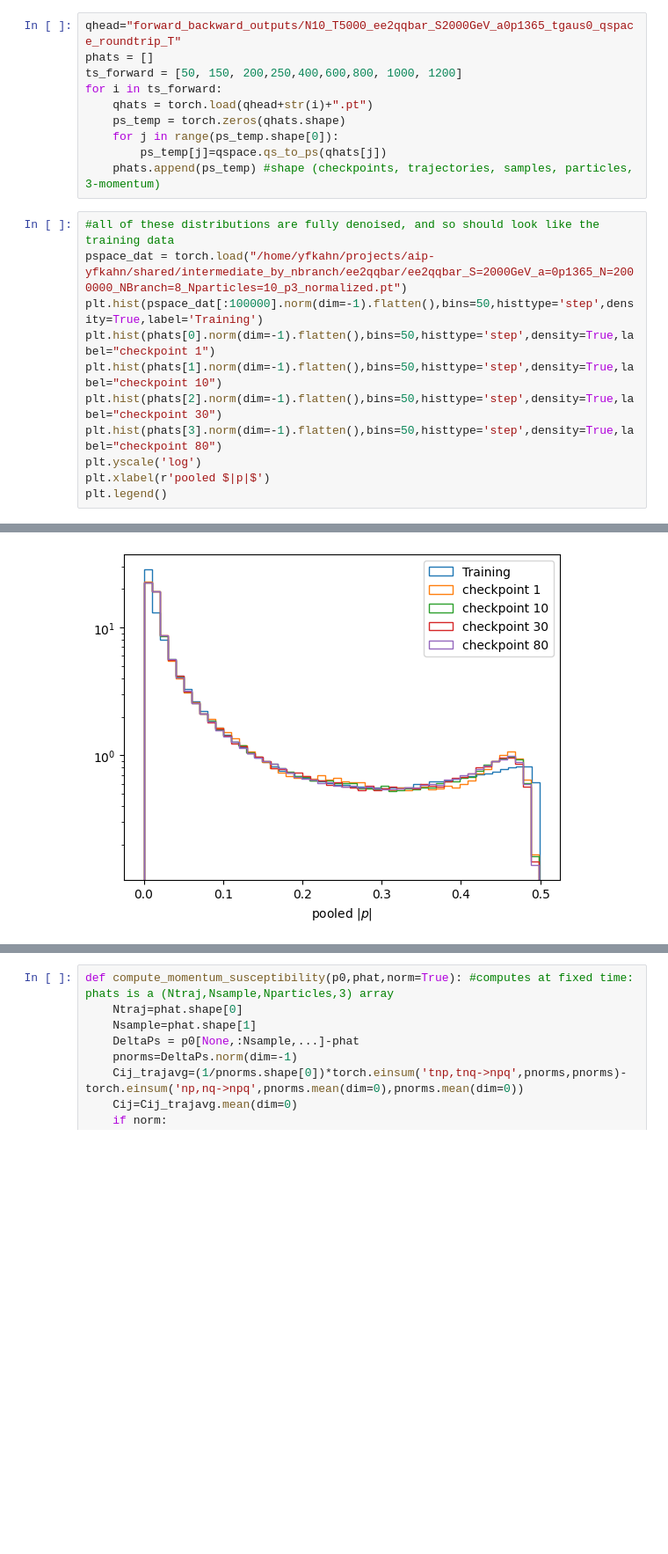
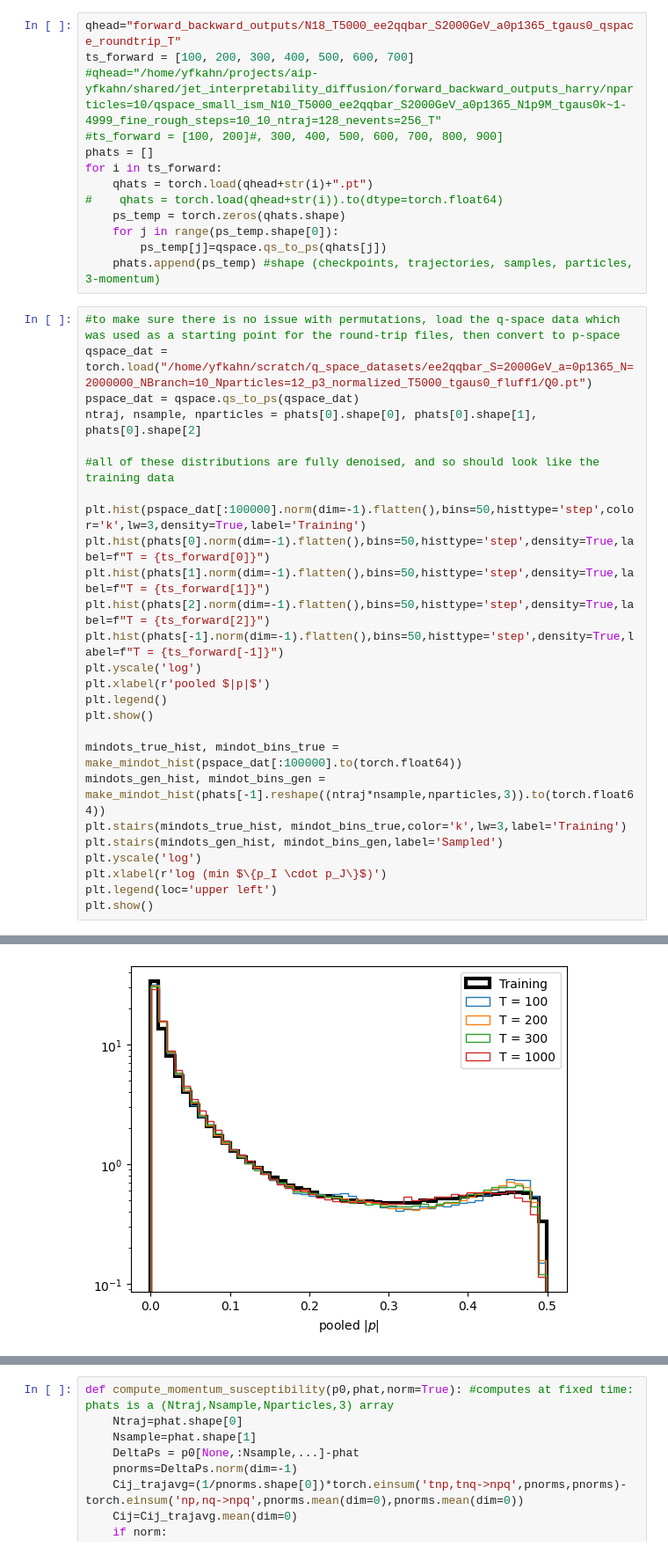
Before and after one commit to ykahn/JetInterpretabilityDiffusion, a Jupyter notebook: susceptibility_YK.ipynb, the cells around one changed output, grey strips where cells are left out. Shown at 88% size. Cells and saved outputs as stored; diff of their text form; blank space fills up the shorter version.

```diff
--- a/susceptibility_YK.ipynb
+++ b/susceptibility_YK.ipynb
@@ -9,22 +48,40 @@ import matplotlib.pyplot as plt
 # %%
-qhead="forward_backward_outputs/N10_T5000_ee2qqbar_S2000GeV_a0p1365_tgaus0_qspace_roundtrip_T"
+qhead="forward_backward_outputs/N18_T5000_ee2qqbar_S2000GeV_a0p1365_tgaus0_qspace_roundtrip_T"
+ts_forward = [100, 200, 300, 400, 500, 600, 700]
+#qhead="/home/yfkahn/projects/aip-yfkahn/shared/jet_interpretability_diffusion/forward_backward_outputs_harry/nparticles=10/qspace_small_ism_N10_T5000_ee2qqbar_S2000GeV_a0p1365_N1p9M_tgaus0k~1-4999_fine_rough_steps=10_10_ntraj=128_nevents=256_T"
+#ts_forward = [100, 200]#, 300, 400, 500, 600, 700, 800, 900]
 phats = []
-ts_forward = [50, 150, 200,250,400,600,800, 1000, 1200]
 for i in ts_forward:
     qhats = torch.load(qhead+str(i)+".pt")
+#    qhats = torch.load(qhead+str(i)).to(dtype=torch.float64)
     ps_temp = torch.zeros(qhats.shape)
     for j in range(ps_temp.shape[0]):
         ps_temp[j]=qspace.qs_to_ps(qhats[j])
     phats.append(ps_temp) #shape (checkpoints, trajectories, samples, particles, 3-momentum)
 # %%
+#to make sure there is no issue with permutations, load the q-space data which was used as a starting point for the round-trip files, then convert to p-space
+qspace_dat = torch.load("/home/yfkahn/scratch/q_space_datasets/ee2qqbar_S=2000GeV_a=0p1365_N=2000000_NBranch=10_Nparticles=12_p3_normalized_T5000_tgaus0_fluff1/Q0.pt")
+pspace_dat = qspace.qs_to_ps(qspace_dat)
+ntraj, nsample, nparticles = phats[0].shape[0], phats[0].shape[1], phats[0].shape[2]
+
 #all of these distributions are fully denoised, and so should look like the training data
-pspace_dat = torch.load("/home/yfkahn/projects/aip-yfkahn/shared/intermediate_by_nbranch/ee2qqbar/ee2qqbar_S=2000GeV_a=0p1365_N=2000000_NBranch=8_Nparticles=10_p3_normalized.pt")
-plt.hist(pspace_dat[:100000].norm(dim=-1).flatten(),bins=50,histtype='step',density=True,label='Training')
-plt.hist(phats[0].norm(dim=-1).flatten(),bins=50,histtype='step',density=True,label="checkpoint 1")
-plt.hist(phats[1].norm(dim=-1).flatten(),bins=50,histtype='step',density=True,label="checkpoint 10")
-plt.hist(phats[2].norm(dim=-1).flatten(),bins=50,histtype='step',density=True,label="checkpoint 30")
-plt.hist(phats[3].norm(dim=-1).flatten(),bins=50,histtype='step',density=True,label="checkpoint 80")
+
+plt.hist(pspace_dat[:100000].norm(dim=-1).flatten(),bins=50,histtype='step',color='k',lw=3,density=True,label='Training')
+plt.hist(phats[0].norm(dim=-1).flatten(),bins=50,histtype='step',density=True,label=f"T = {ts_forward[0]}")
+plt.hist(phats[1].norm(dim=-1).flatten(),bins=50,histtype='step',density=True,label=f"T = {ts_forward[1]}")
+plt.hist(phats[2].norm(dim=-1).flatten(),bins=50,histtype='step',density=True,label=f"T = {ts_forward[2]}")
+plt.hist(phats[-1].norm(dim=-1).flatten(),bins=50,histtype='step',density=True,label=f"T = {ts_forward[-1]}")
 plt.yscale('log')
 plt.xlabel(r'pooled $|p|$')
 plt.legend()
+plt.show()
+
+mindots_true_hist, mindot_bins_true = make_mindot_hist(pspace_dat[:100000].to(torch.float64))
+mindots_gen_hist, mindot_bins_gen = make_mindot_hist(phats[-1].reshape((ntraj*nsample,nparticles,3)).to(torch.float64))
+plt.stairs(mindots_true_hist, mindot_bins_true,color='k',lw=3,label='Training')
+plt.stairs(mindots_gen_hist, mindot_bins_gen,label='Sampled')
+plt.yscale('log')
+plt.xlabel(r'log (min $\{p_I \cdot p_J\}$)')
+plt.legend(loc='upper left')
+plt.show()
 # %% [output]
@@ -32 +88 @@ plt.legend()
-[figure, old version]
+[figure, new version]
```
Also changed, not shown: parts of 38 cells of this notebook.
